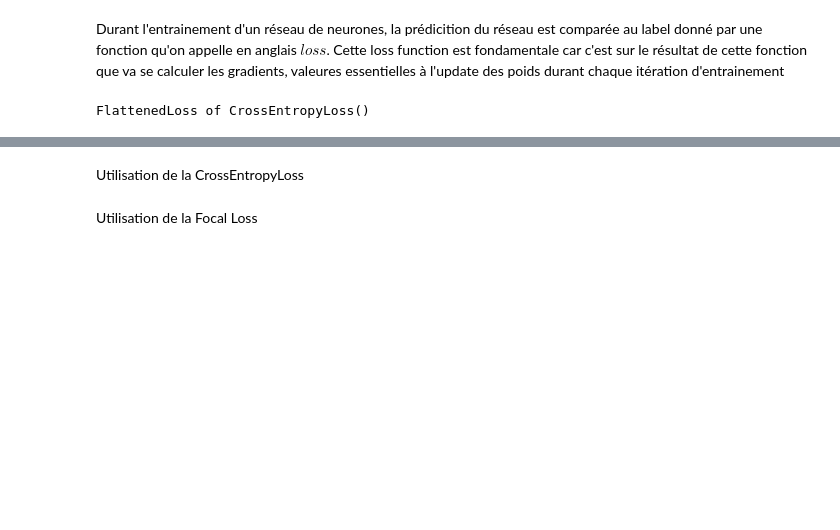
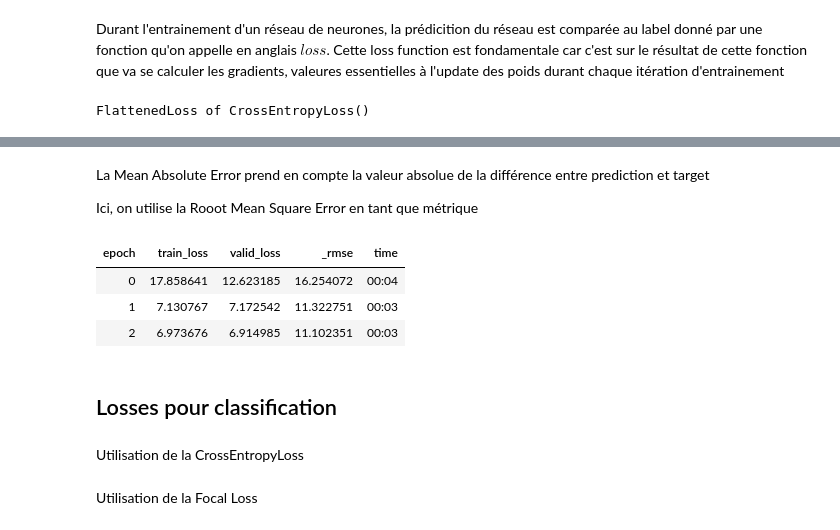
Before and after one commit to antmaio/Creactif_Fastai, a Jupyter notebook: Fastai_Seance7.ipynb, the cells around one changed output, grey strips where cells are left out. Cells and saved outputs as stored; diff of their text form; code cells hidden in the pictures; blank space fills up the shorter version.

```diff
--- a/Fastai_Seance7.ipynb
+++ b/Fastai_Seance7.ipynb
@@ -197,3 +222,25 @@ FlattenedLoss of CrossEntropyLoss()
+# %% [markdown]
+La Mean Absolute Error prend en compte la valeur absolue de la différence entre prediction et target
+
+Ici, on utilise la Rooot Mean Square Error en tant que métrique
+# %%
+# del mse
+torch.cuda.empty_cache()
+
+dls = TabularDataLoaders.from_csv(path/'adult.csv', path=path, y_names="hours-per-week",
+                                  cat_names=cat_names, cont_names=cont_names,
+                                  procs = [Categorify, FillMissing, Normalize])
+mae = L1LossFlat()
+
+tab_learn = tabular_learner(dls,metrics=rmse, loss_func=mae)
+tab_learn.fit(3)
+# %% [output]
+| epoch | train_loss | valid_loss | _rmse | time |
+| 0 | 17.858641 | 12.623185 | 16.254072 | 00:04 |
+| 1 | 7.130767 | 7.172542 | 11.322751 | 00:03 |
+| 2 | 6.973676 | 6.914985 | 11.102351 | 00:03 |
+# %% [markdown]
+## Losses pour classification
 # %% [markdown]
 Utilisation de la CrossEntropyLoss
 # %%
```
Also changed, not shown: parts of 13 cells of this notebook.
